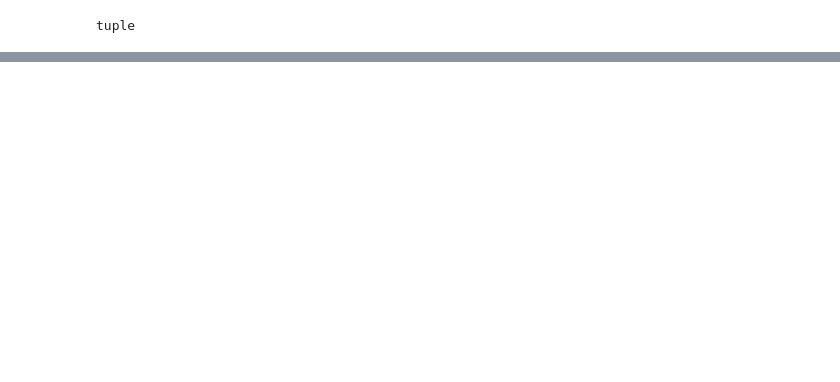
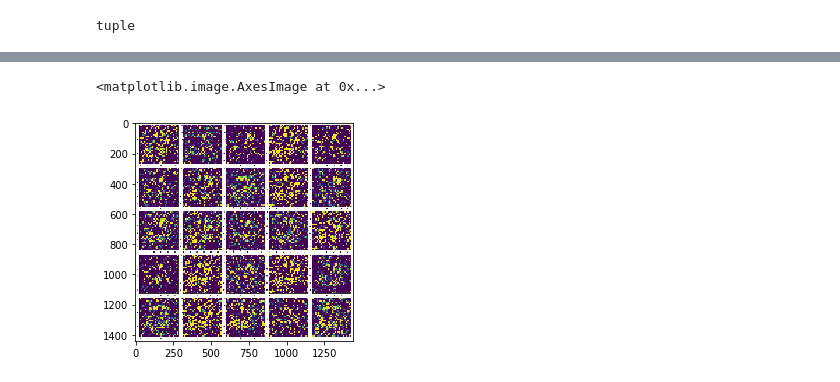
Before and after one commit to YasirHabib/Deep-Learning-Advanced-Computer-Vision, a Jupyter notebook: GAN.ipynb, the cells around one changed output, grey strips where cells are left out. Saved outputs shown, nothing was run; the diff lists cells and outputs as text; code cells hidden in the pictures; blank space fills up the shorter version.

```diff
--- a/GAN.ipynb
+++ b/GAN.ipynb
@@ -327,0 +266,7 @@ epoch: 9901/10000, d_loss: 0.00, d_acc: 1.00, g_loss: 4.48
+# %%
+import matplotlib.image as mpimg
+image = mpimg.imread('gan_generated_image 600.png')
+plt.imshow(image)
+# %% [output]
+<matplotlib.image.AxesImage at 0x...>
+[figure, added]
```
Also changed, not shown: parts of 17 cells of this notebook.
